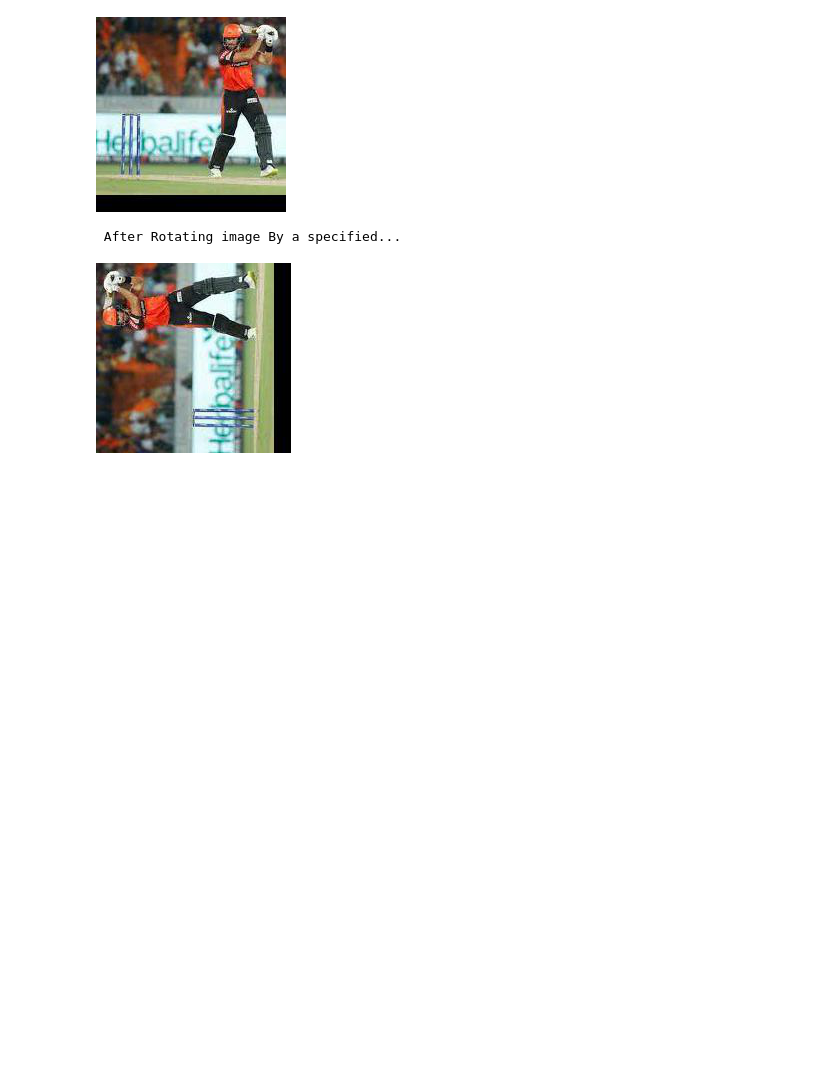
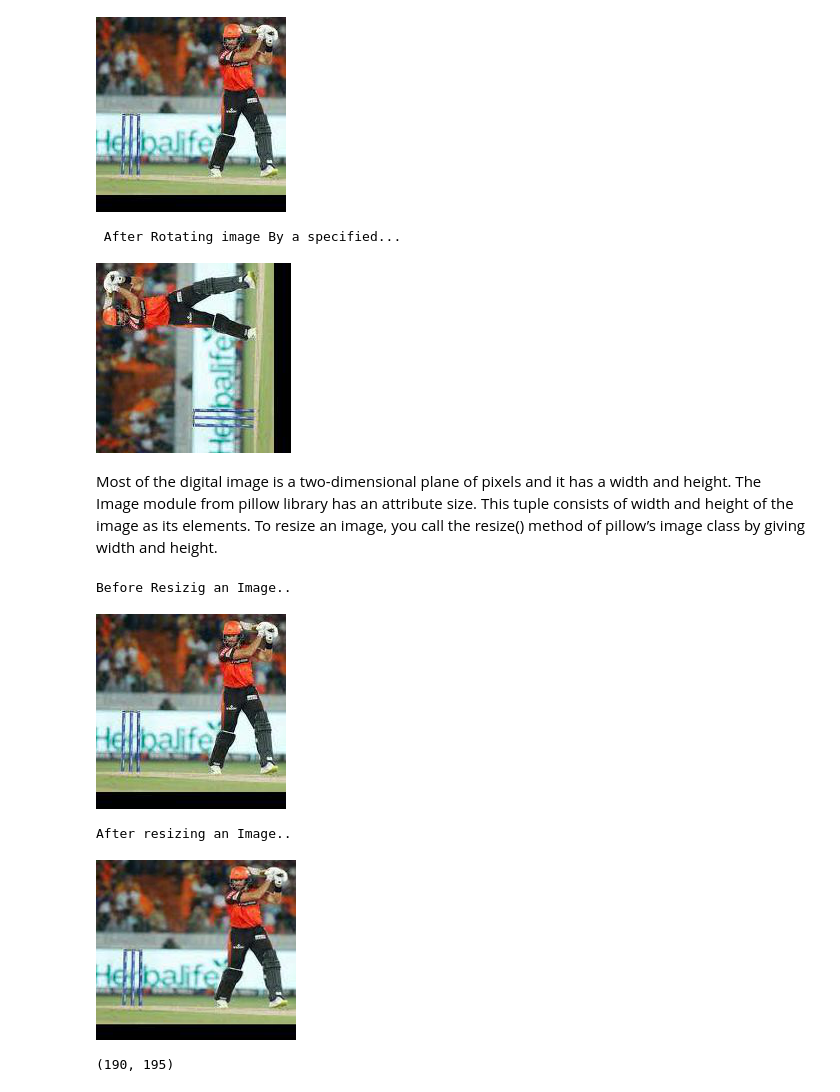
Before and after one commit to rajucherry03/Python-For-Data-Science, a Jupyter notebook: Exp_5__Croping_and_Filtering.ipynb, the cells around one changed output. Drawn from its saved outputs; the diff is of its cells as text; code cells hidden in the pictures; blank space fills up the shorter version.

```diff
--- a/Exp_5__Croping_and_Filtering.ipynb
+++ b/Exp_5__Croping_and_Filtering.ipynb
@@ -87,3 +87,19 @@ degree.show()
 [figure]
  After Rotating image By a specified...
 [figure]
+# %% [markdown]
+Most of the digital image is a two-dimensional plane of pixels and it has a width and height. The Image module from pillow library has an attribute size. This tuple consists of width and height of the image as its elements. To resize an image, you call the resize() method of pillow’s image class by giving width and height.
+# %%
+im=Image.open('/content/drive/MyDrive/ai.jpg')
+print("\nBefore Resizig an Image..\n")
+im.show()
+print("\nAfter resizing an Image..\n")
+resized_im = im.resize((200,180))
+resized_im.show()
+im.size
+# %% [output]
+Before Resizig an Image..
+[figure, added]
+After resizing an Image..
+[figure, added]
+(190, 195)
```
Also changed, not shown: parts of 2 cells of this notebook.
